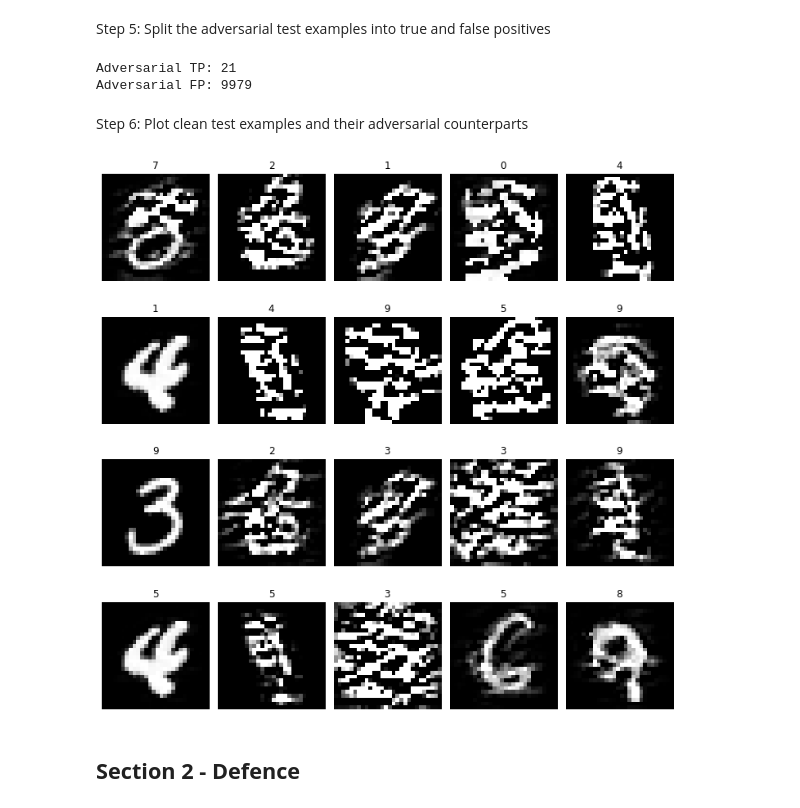
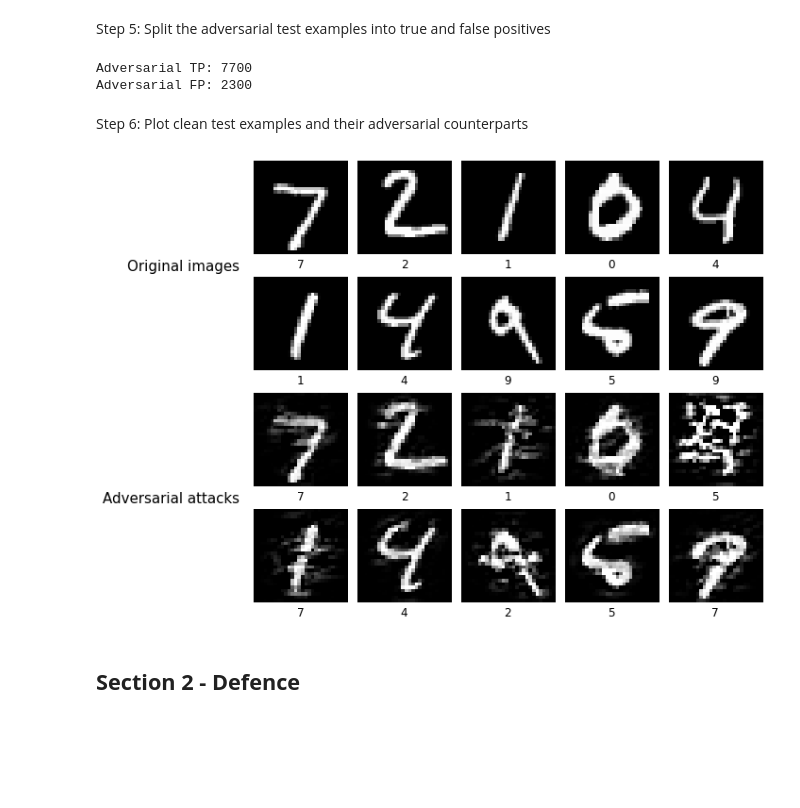
Before and after one commit to aydrienlaw/Adversarial-A.I., a Jupyter notebook: TotalVarMin - MNIST.ipynb, the cells around one changed output. Drawn from its saved outputs; the diff is of its cells as text; code cells hidden in the pictures; blank space fills up the shorter version.

```diff
--- a/TotalVarMin - MNIST.ipynb
+++ b/TotalVarMin - MNIST.ipynb
@@ -106,9 +109,9 @@ Step 3: Craft adversarial examples
 # %% [markdown]
 *Craft NewtonFool attacks*
 # %%
-attack =  NewtonFool(classifier=classifier, eta=3, max_iter=300, verbose=True)
-x_test_Newton_MNIST = attack.generate(x_test_cln[:100])
-# %store x_test_Newton_MNIST
+# attack =  NewtonFool(classifier=classifier, eta=3, max_iter=300, verbose=True)
+# x_test_Newton_MNIST = attack.generate(x_test_cln[:100])
+# # %store x_test_Newton_MNIST
 # %% [markdown]
 *Craft DeepFool attacks*
 # %%
@@ -119,13 +122,13 @@ x_test_Newton_MNIST = attack.generate(x_test_cln[:100])
 *Alternatively, load existing adversarial attacks*
 # %%
 attack_name = 'NewtonFool'
-%store -r x_test_Deep_MNIST
-x_test_adv = x_test_Deep_MNIST
+%store -r x_test_Newton_MNIST
+x_test_adv = x_test_Newton_MNIST
 # %% [markdown]
 Step 4: Evaluate the classifier on the adversarial test set
 # %%
-predictions_adv = classifier.predict(x_test_Newton_MNIST)
-accuracy_adv = np.sum(np.argmax(predictions_adv, axis=1) == np.argmax(y_test_cln, axis=1)[:100]) / 100
+predictions_adv = classifier.predict(x_test_adv)
+accuracy_adv = np.sum(np.argmax(predictions_adv, axis=1) == np.argmax(y_test_cln, axis=1)) / len(y_test_cln)
 
 print("Accuracy on adversarial test examples: {}%".format(accuracy_adv * 100))
 # %% [output]
@@ -222,30 +163,41 @@ x_test_adv_fp = np.array(x_test_adv_fp)
 print('Adversarial TP: {:}'.format(len(x_test_adv_tp)))
 print('Adversarial FP: {:}'.format(len(x_test_adv_fp)))
 # %% [output]
-Adversarial TP: 21
-Adversarial FP: 9979
+Adversarial TP: 7700
+Adversarial FP: 2300
 # %% [markdown]
 Step 6: Plot clean test examples and their adversarial counterparts
 # %%
-# Plot images
-plt.figure(figsize=(10, 10))
-a=90
+# Plot images before and after adversarial attack
+plt.figure(figsize=(10,10))
 
 for i in range(10):
     ax = plt.subplot(4, 5, i + 1)
-    plt.imshow(x_test_Deep_MNIST[a+i], cmap='gray')
-    ax.set_title('{:}'.format(np.argmax(y_test_cln,axis=1)[i]))
-    plt.axis("off")
+    plt.imshow(x_test_cln[i], cmap='gray')
+    ax.set_xlabel('{:}'.format(np.argmax(y_test_cln,axis=1)[i]), fontsize=12)
 
     ax = plt.subplot(4, 5, i + 11)
-    plt.imshow(x_test_Newton_MNIST[a+i], cmap='gray')
-    ax.set_title('{:}'.format(np.argmax(predictions_adv,axis=1)[i]))
-    plt.axis("off")
+    plt.imshow(x_test_adv[i], cmap='gray')
+    ax.set_xlabel('{:}'.format(np.argmax(predictions_adv,axis=1)[i]), fontsize=12)
 
+# Plot y-axis labels
+ax1 = plt.subplot(4,5,1)
+ax1.set_ylabel('Original images', rotation=0, va='center', ha='right', labelpad=15, fontsize=15, y=-0.125)
+
+ax3 = plt.subplot(4,5,11)
+ax3.set_ylabel('Adversarial attacks', rotation=0, va='center', ha='right', labelpad=15, fontsize=15, y=-0.125)
+
+# Turn off axis for all plots
+plt.setp(plt.gcf().get_axes(), xticks=[], yticks=[], frame_on=False)
+
+# Adjusting space between subplots
 plt.tight_layout()
+plt.subplots_adjust(top=0.7)
+
+# Save and show image
 plt.show()
 # %% [output]
-[figure, old version]
+[figure, new version]
 # %% [markdown]
 ## **Section 2 - Defence**
 # %% [markdown]
```
Also changed, not shown: parts of 10 cells of this notebook, 1 other file.
